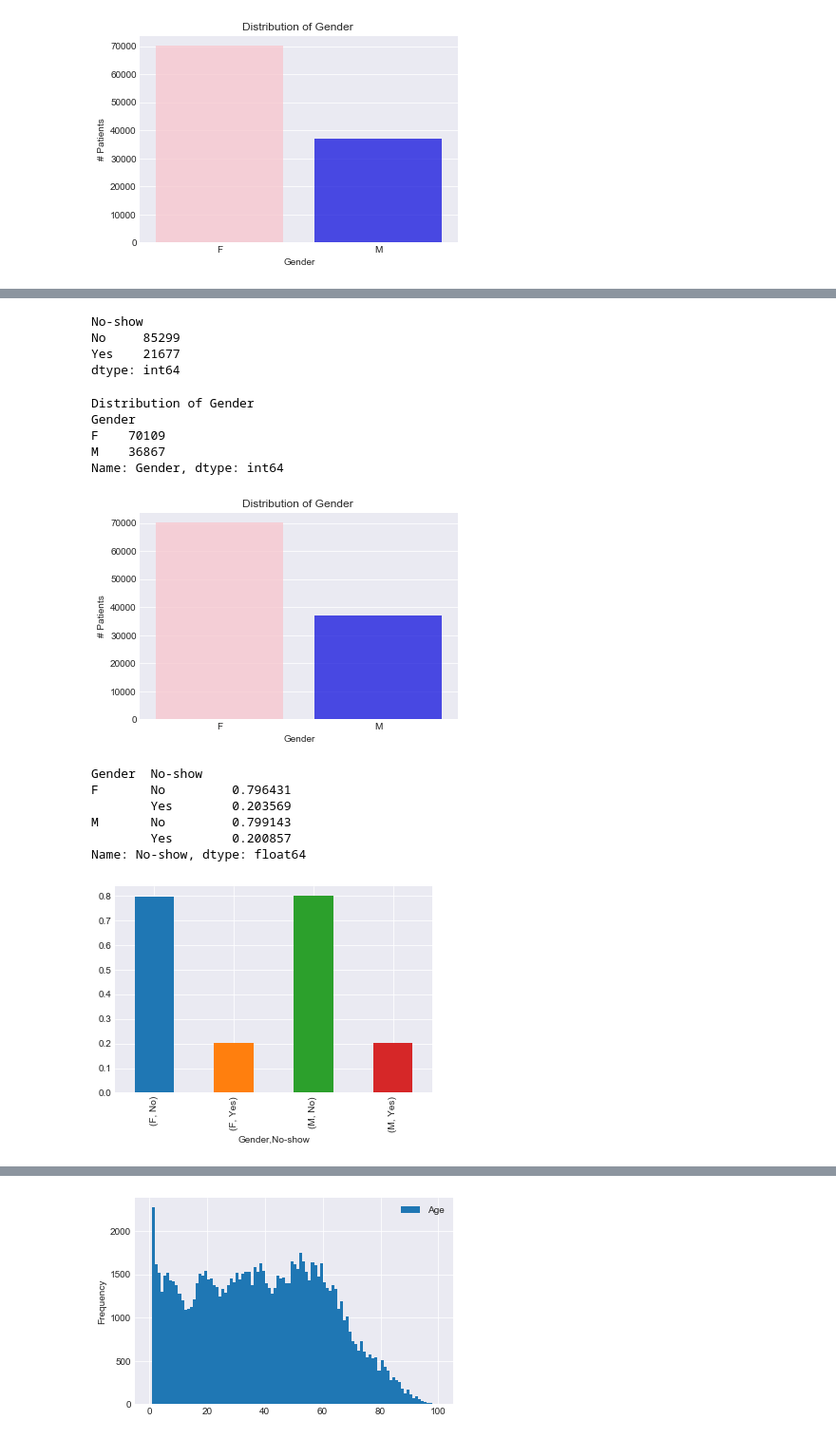
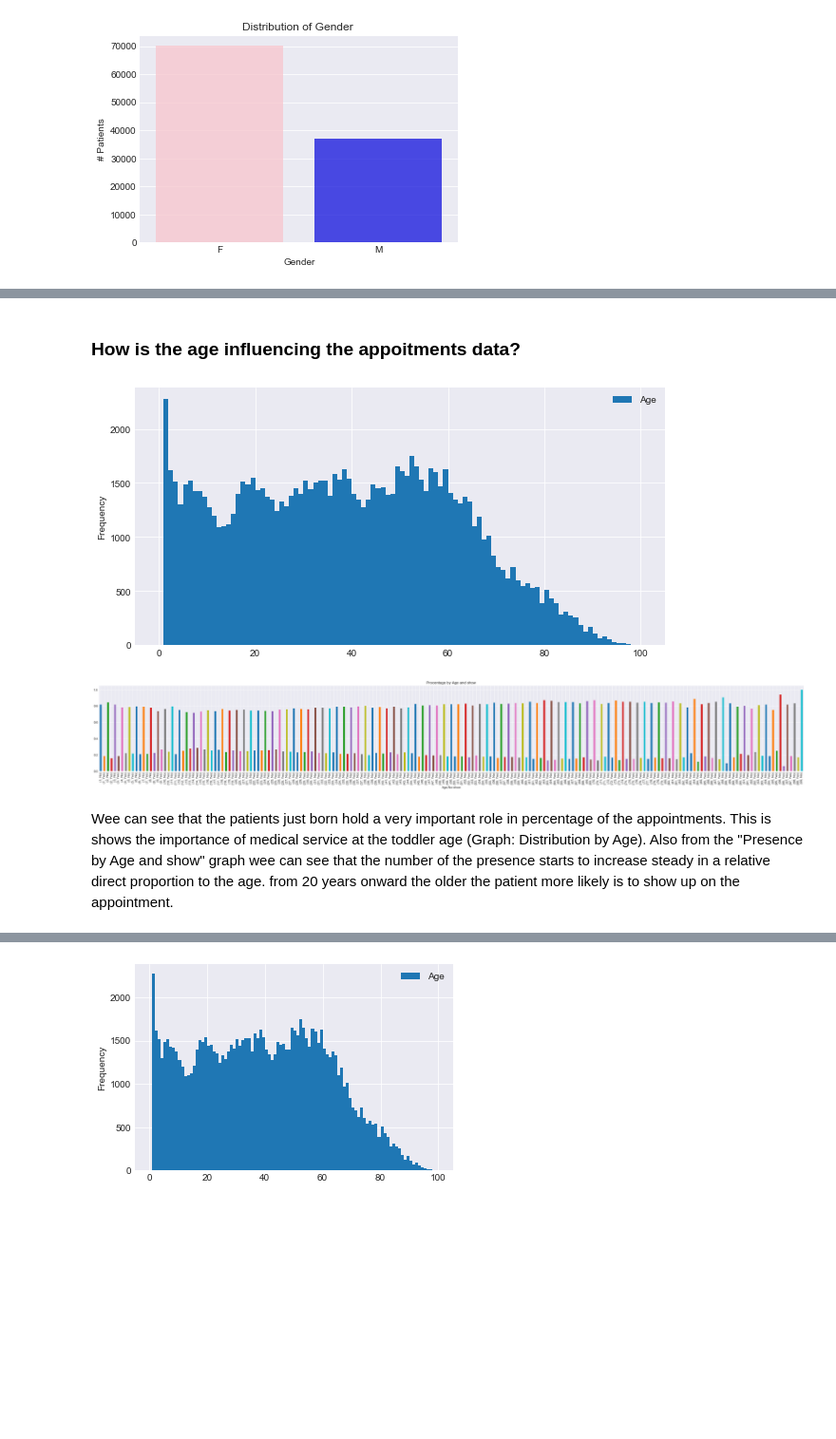
Before and after one commit to lacra-oloeriu/Investigate-a-Dataset, a Jupyter notebook: Investigate_a_Dataset.ipynb, the cells around one changed output, grey strips where cells are left out. Shown at 95% size. Cells and saved outputs as stored; diff of their text form; code cells hidden in the pictures; blank space fills up the shorter version.

```diff
--- a/Investigate_a_Dataset.ipynb
+++ b/Investigate_a_Dataset.ipynb
@@ -315,41 +305,21 @@ plt.show()
 We can see the women are most likely visit the hospitals than men this may due to several reasons : women take care about her health than men and also the pregnant woman usually visit the hospital several time during her pregnancy, and we may consider that the population mean for women is greater than mean in Brazil, but when we foucse on the (Show up) statuse we can see 79.6% of wamen attened to their appointment compared to 79.9% of men, so women and men are most likly to have the same rate of attendance.
-# %%
-
-print (df.groupby("No-show").size())
-# %% [output]
-No-show
-No     85299
-Yes    21677
-dtype: int64
-# %%
-print('Distribution of Gender')
-print(df.groupby(['Gender']).Gender.count())
-# %% [output]
-Distribution of Gender
-Gender
-F    70109
-M    36867
-Name: Gender, dtype: int64
-# %%
-sns.set_style('darkgrid')
-sns.countplot(df['Gender'], alpha =.80, palette= ['pink','blue'])
-plt.title('Distribution of Gender ')
-plt.ylabel('# Patients')
-plt.show()
-# %% [output]
-[figure, removed]
-# %%
-print(df.groupby('Gender')['No-show'].value_counts(normalize = True))
-# %% [output]
-Gender  No-show
-F       No         0.796431
-        Yes        0.203569
-M       No         0.799143
-        Yes        0.200857
-Name: No-show, dtype: float64
-# %%
-df.groupby('Gender')['No-show'].value_counts(normalize = True).plot(kind='bar')
-plt.show()
-# %% [output]
-[figure, removed]
+# %% [markdown]
+### How is the age influencing the appoitments data?
+# %%
+##Age Distribuation
+df.plot(kind = "hist",y = "Age",bins =100,range= (0,100))
+plt.title('Distribution by Age')
+plt.show()
+
+oringial_size = plt.rcParams["figure.figsize"]
+plt.rcParams["figure.figsize"] = (40,5)
+df.groupby('Age')['No-show'].value_counts(normalize = True).plot(kind='bar')
+plt.title('Procentage by Age and show')
+plt.show()
+plt.rcParams["figure.figsize"] = oringial_size
+# %% [output]
+[figure, added]
+[figure, added]
+# %% [markdown]
+Wee can see that the patients just born hold a very important role in percentage of the appointments. This is shows the importance of medical service at the toddler age (Graph: Distribution by Age). Also from the "Presence by Age and show" graph wee can see that the number of the presence starts to increase steady in a relative direct proportion to the age. from 20 years onward the older the patient more likely is to show up on the appointment.
 # %% [markdown]
```
Also changed, not shown: parts of 40 cells of this notebook.
